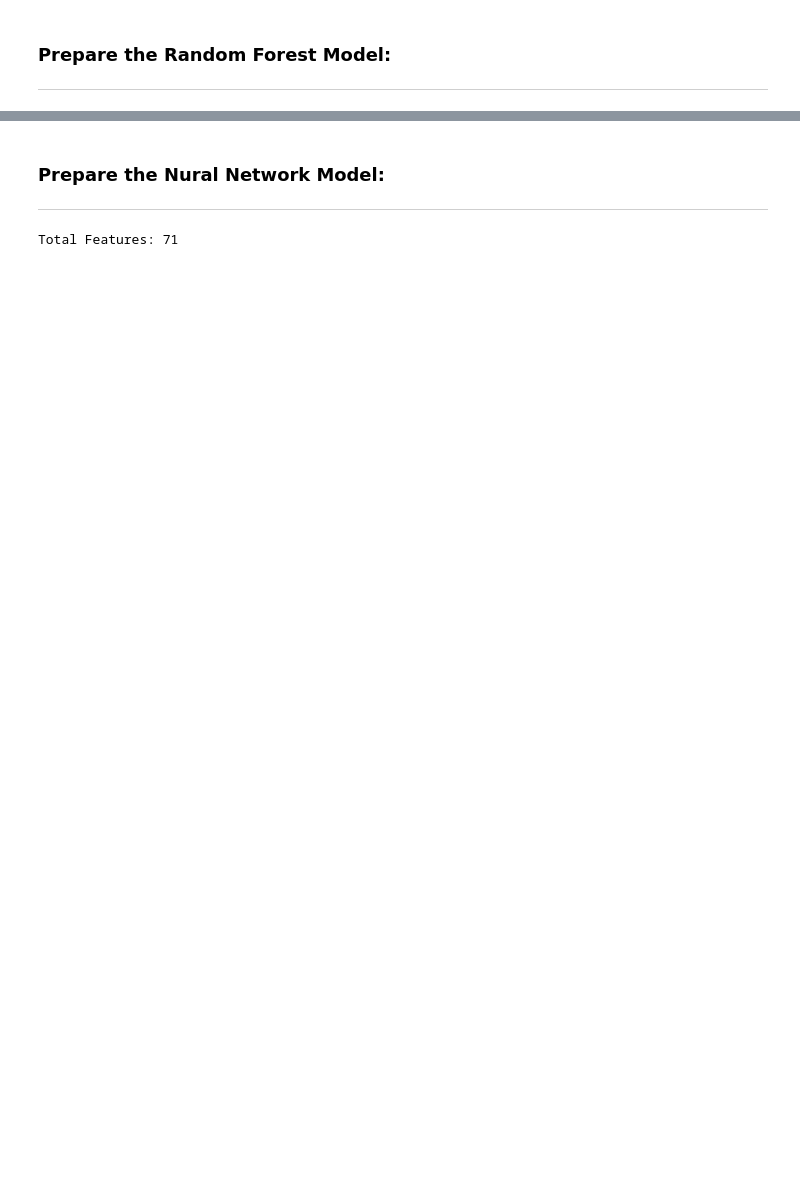
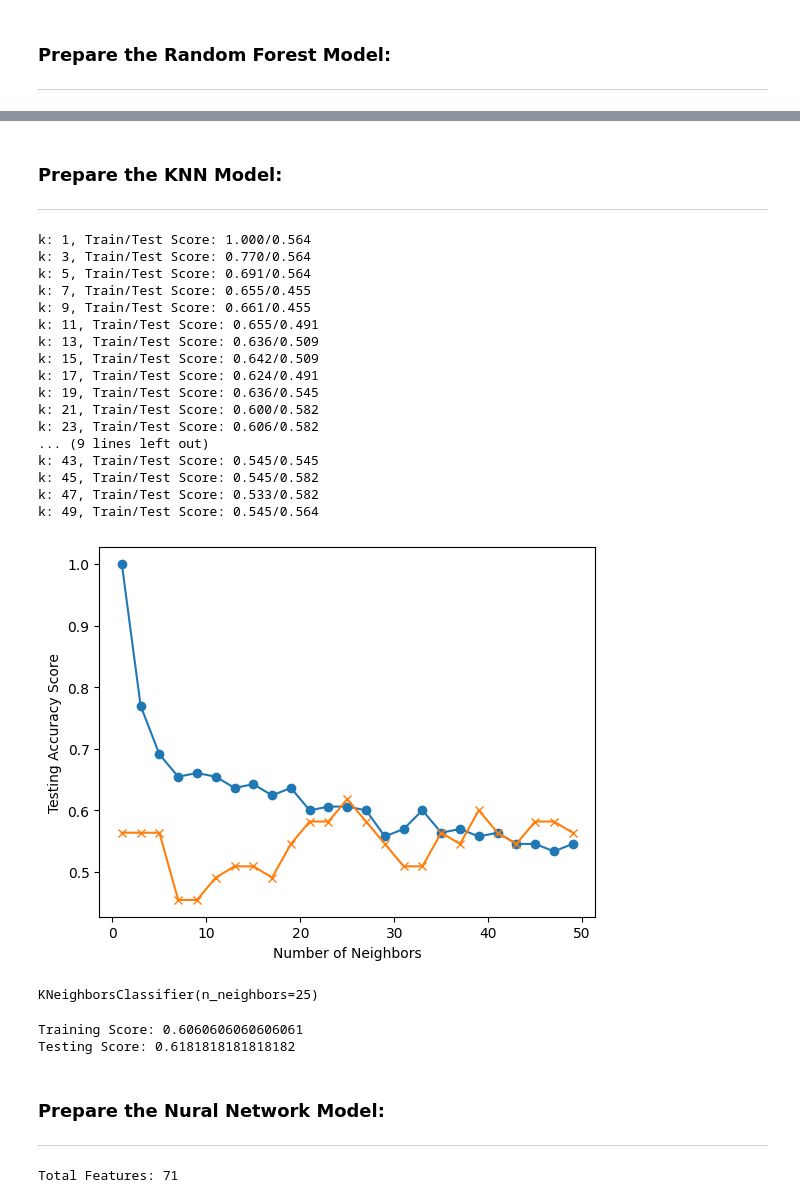
Before and after one commit to cwolf1424/Group_Project_4-NFL_Game_Outcome_Predictor, a Jupyter notebook: 04-Building_Model/Building_Model.ipynb, the cells around one changed output, grey strips where cells are left out. Cells and saved outputs as stored; diff of their text form; code cells hidden in the pictures; blank space fills up the shorter version.

Commit message:
Tried More Models

```diff
--- a/04-Building_Model/Building_Model.ipynb
+++ b/04-Building_Model/Building_Model.ipynb
@@ -63,10 +65,8 @@ array([2, 2, 2, 2, 2, 2, 1, 1, 2, 2, 1, 1, 2, 2, 1, 1, 1, 1, 1, 2, 1, 1,
 # %%
 # Create Features Dataframe
 features_df = wrangled_df.drop(columns=["Outcome"])
-
-# Testing Dropping More Columns
-features_df = wrangled_df.drop(columns=["Year"])
-features_df = wrangled_df.drop(columns=["Day"])
+features_df = features_df.drop(columns=["Year"])
+features_df = features_df.drop(columns=["Day"])
 
 # Display Weather Condition Options (Now Parsed Down)
 features_df["Weather Condition"].value_counts()
@@ -212,0 +217,5 @@ X_train, X_test, y_train, y_test = train_test_split(pca_features ,targets,random
+# %%
+# Create the Model
+log_reg_model = LogisticRegression(max_iter=500)
+
+log_reg_model.fit(X_train,y_train)
@@ -227,3 +244,63 @@ Testing Score: 0.7818181818181819
+# %% [markdown]
+### Prepare the KNN Model:
+---
+# %%
+# Check for K-Value with The Heighest Accuracy
+training_data_scores = []
+testing_data_scores = []
+
+for k in range(1, 50, 2):
+
+    knn_model = KNeighborsClassifier(n_neighbors=k)
+    knn_model.fit(X_train, y_train)
+
+    train_score = knn_model.score(X_train, y_train)
+    test_score = knn_model.score(X_test, y_test)
+
+    training_data_scores.append(train_score)
+    testing_data_scores.append(test_score)
+
+    print(f"k: {k}, Train/Test Score: {train_score:.3f}/{test_score:.3f}")
+
+
+plt.plot(range(1, 50, 2), training_data_scores, marker='o')
+plt.plot(range(1, 50, 2), testing_data_scores, marker="x")
+plt.xlabel("Number of Neighbors")
+plt.ylabel("Testing Accuracy Score")
+plt.show()
+# %% [output]
+k: 1, Train/Test Score: 1.000/0.564
+k: 3, Train/Test Score: 0.770/0.564
+k: 5, Train/Test Score: 0.691/0.564
+k: 7, Train/Test Score: 0.655/0.455
+k: 9, Train/Test Score: 0.661/0.455
+k: 11, Train/Test Score: 0.655/0.491
+k: 13, Train/Test Score: 0.636/0.509
+k: 15, Train/Test Score: 0.642/0.509
+k: 17, Train/Test Score: 0.624/0.491
+k: 19, Train/Test Score: 0.636/0.545
+k: 21, Train/Test Score: 0.600/0.582
+k: 23, Train/Test Score: 0.606/0.582
+... (9 lines left out)
+k: 43, Train/Test Score: 0.545/0.545
+k: 45, Train/Test Score: 0.545/0.582
+k: 47, Train/Test Score: 0.533/0.582
+k: 49, Train/Test Score: 0.545/0.564
+[figure, added]
+# %%
+# Create KNN Model
+knn_model = KNeighborsClassifier(n_neighbors=25)
+
+knn_model.fit(X_train,y_train)
+# %% [output]
+KNeighborsClassifier(n_neighbors=25)
+# %%
+# Check Training and Testing Scores
+print(f'Training Score: {knn_model.score(X_train, y_train)}')
+print(f'Testing Score: {knn_model.score(X_test, y_test)}')
+# %% [output]
+Training Score: 0.6060606060606061
+Testing Score: 0.6181818181818182
 # %% [markdown]
 ### Prepare the Nural Network Model:
 ---
```
Also changed, not shown: parts of 26 cells of this notebook, 6 other files.
